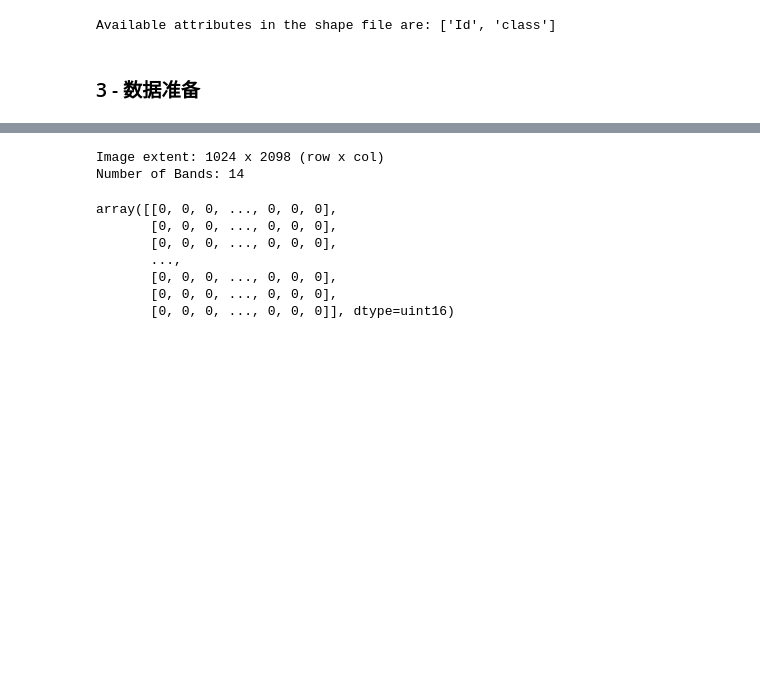
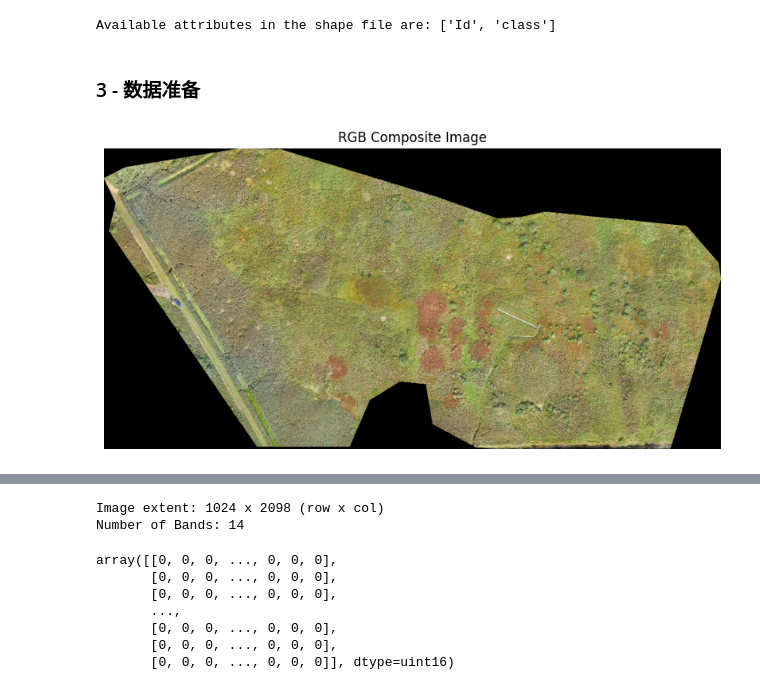
Before and after one commit to xyt556/Data, a Jupyter notebook: Classification_script.ipynb, the cells around one changed output, grey strips where cells are left out. Saved outputs shown, nothing was run; the diff lists cells and outputs as text; code cells hidden in the pictures; blank space fills up the shorter version.

```diff
--- a/Classification_script.ipynb
+++ b/Classification_script.ipynb
@@ -178,3 +178,27 @@ img = np.zeros((img_ds.RasterYSize, img_ds.RasterXSize, img_ds.RasterCount),
 # 遍历每个波段，将其数据读取到图像数组中
 for b in range(img.shape[2]):
     img[:, :, b] = img_ds.GetRasterBand(b + 1).ReadAsArray()  # 读取每个波段的数据
+# %%
+import matplotlib.pyplot as plt
+
+# 假设红、绿、蓝波段分别为第3、2、1波段（具体的波段索引可以根据您的数据进行调整）
+red_band = img[:, :, 2]   # 红色波段
+green_band = img[:, :, 1] # 绿色波段
+blue_band = img[:, :, 0]  # 蓝色波段
+
+# 将每个波段的值归一化到[0, 1]的范围内（可选）
+red_band_normalized = red_band / np.max(red_band)
+green_band_normalized = green_band / np.max(green_band)
+blue_band_normalized = blue_band / np.max(blue_band)
+
+# 合成彩色图像
+rgb_image = np.stack((red_band_normalized, green_band_normalized, blue_band_normalized), axis=-1)
+
+# 显示彩色影像
+plt.figure(figsize=(10, 10))
+plt.imshow(rgb_image)
+plt.title('RGB Composite Image')
+plt.axis('off')  # 不显示坐标轴
+plt.show()
+# %% [output]
+[figure, added]
```
Also changed, not shown: parts of 2 cells of this notebook.
